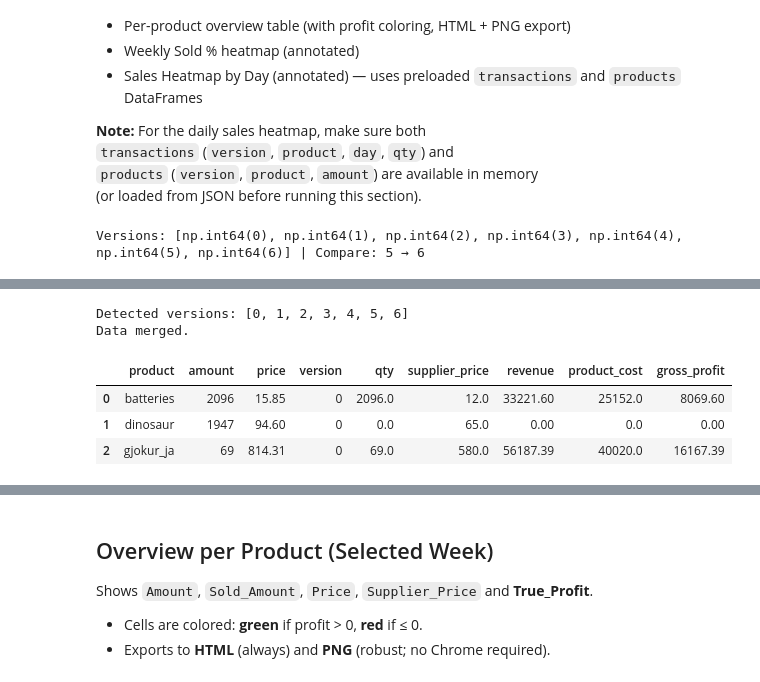
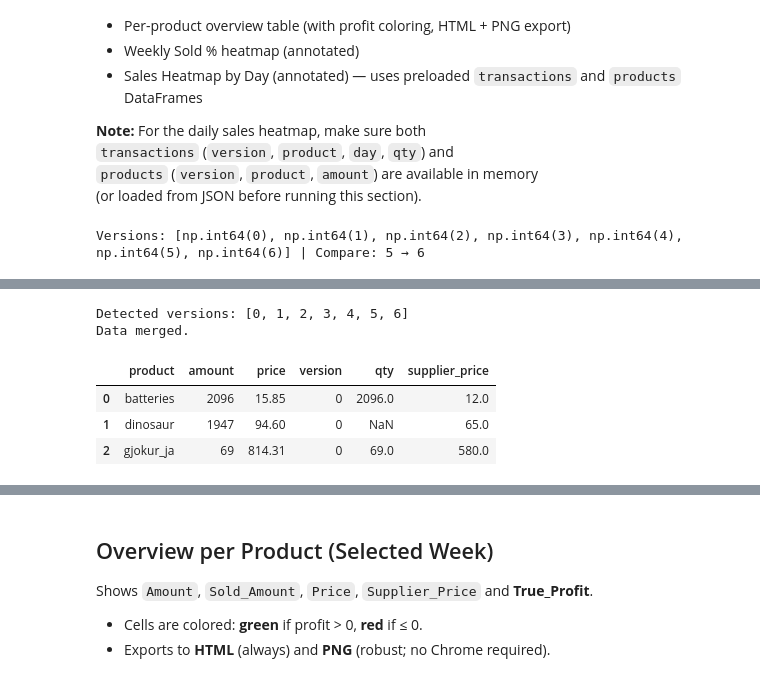
Before and after one commit to MaxEcks/IKT110_eckstein, a Jupyter notebook: portfolio/consulting/analysis.ipynb, the cells around one changed output, grey strips where cells are left out. Cells and saved outputs as stored; diff of their text form; code cells hidden in the pictures.

```diff
--- a/portfolio/consulting/analysis.ipynb
+++ b/portfolio/consulting/analysis.ipynb
@@ -88,41 +88,48 @@ def load_transactions(v: int) -> pd.DataFrame:
                     "worker": tx.get("register_worker"),
                     "customer_id": tx.get("customer_id")  # <-- add buyer id
                 })
     return pd.DataFrame(rows)
 
 
 # --- Core tables -------------------------------------------------------------
 supplier = pd.DataFrame(list(read_json(SUPPLIER_PATH).items()), columns=["product","supplier_price"])
 
 products = pd.concat([load_version_tables(v) for v in VERSIONS], ignore_index=True)
 transactions = pd.concat([load_transactions(v)   for v in VERSIONS if (TRANSACTIONS_DIR / f"transactions_{v}.json").exists()],
                          ignore_index=True)
 
 # Merge to build analysis frame
 df = (products
       .merge(transactions.groupby(["version","product"])["qty"].sum().reset_index(),
              on=["version","product"], how="left")
       .merge(supplier, on="product", how="left"))
 
-df["qty"] = df["qty"].fillna(0.0)
-df["revenue"] = df["qty"] * df["price"]
-df["product_cost"] = df["qty"] * df["supplier_price"]
-df["gross_profit"] = df["revenue"] - df["product_cost"]
+# Kosten auf Verkaufsbasis (COGS) – für Stückmargen:
+md["cogs_sold"] = md["qty"] * md["supplier_price"]
+
+# Beschaffungskosten dieser Woche (für P&L der Woche):
+md["procurement_cost"] = md["amount"] * md["supplier_price"]
+
+# Umsätze / Bruttogewinne je Sicht:
+md["revenue"] = md["qty"] * md["price"]
+md["gross_profit_sold"] = md["revenue"] - md["cogs_sold"]
+md["gross_profit_proc"] = md["revenue"] - md["procurement_cost"]
+
 
 print("Data merged.")
 display(df.head(3))
 # %% [output]
 Versions: [np.int64(0), np.int64(1), np.int64(2), np.int64(3), np.int64(4), np.int64(5), np.int64(6)] | Compare: 5 → 6
 |  | product | amount | price | version | qty | supplier_price | revenue | product_cost | gross_profit | ... |
 | 0 | batteries | 2096 | 15.85 | 0 | 2096.0 | 12.0 | 33221.60 | 25152.0 | 8069.60 | ... |
 | 1 | dinosaur | 1947 | 94.60 | 0 | 0.0 | 65.0 | 0.00 | 0.0 | 0.00 | ... |
 | 2 | gjokur_ja | 69 | 814.31 | 0 | 69.0 | 580.0 | 56187.39 | 40020.0 | 16167.39 | ... |
 Detected versions: [0, 1, 2, 3, 4, 5, 6]
 Data merged.
-|  | product | amount | price | version | qty | supplier_price | revenue | product_cost | gross_profit |
-| 0 | batteries | 2096 | 15.85 | 0 | 2096.0 | 12.0 | 33221.60 | 25152.0 | 8069.60 |
-| 1 | dinosaur | 1947 | 94.60 | 0 | 0.0 | 65.0 | 0.00 | 0.0 | 0.00 |
-| 2 | gjokur_ja | 69 | 814.31 | 0 | 69.0 | 580.0 | 56187.39 | 40020.0 | 16167.39 |
+|  | product | amount | price | version | qty | supplier_price |
+| 0 | batteries | 2096 | 15.85 | 0 | 2096.0 | 12.0 |
+| 1 | dinosaur | 1947 | 94.60 | 0 | NaN | 65.0 |
+| 2 | gjokur_ja | 69 | 814.31 | 0 | 69.0 | 580.0 |
 # %%
 # === KPI Dashboard (correct staff cost aggregation) ==========================
 sum_core = (
```
Also changed, not shown: parts of 2 cells of this notebook.
